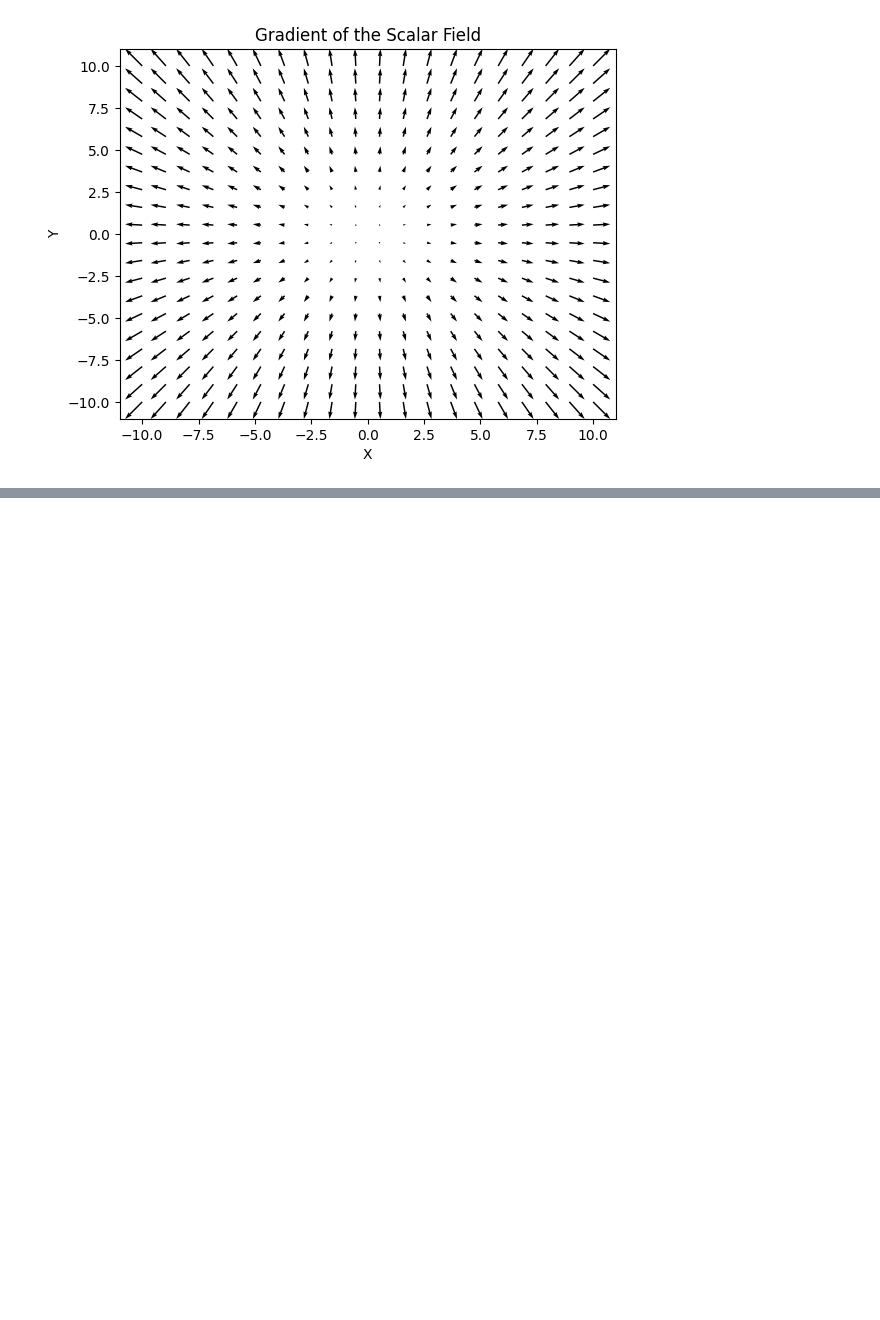
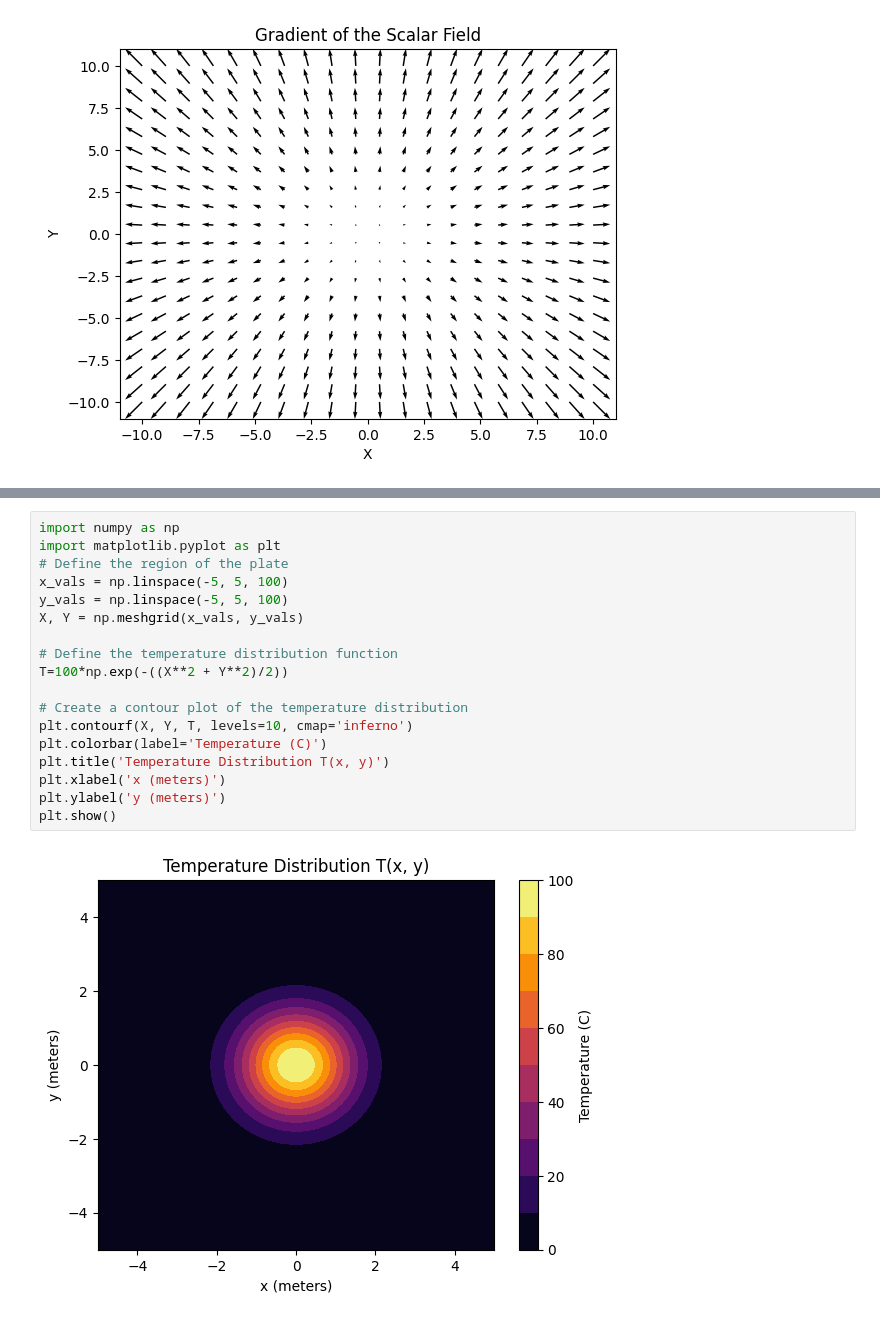
Before and after one commit to avbalwin/S2-Codebase, a Jupyter notebook: Experiment_No_3.ipynb, the cells around one changed output, grey strips where cells are left out. Saved outputs shown, nothing was run; the diff lists cells and outputs as text; blank space fills up the shorter version.

```diff
--- a/Experiment_No_3.ipynb
+++ b/Experiment_No_3.ipynb
@@ -66,0 +87,20 @@ plt.show()
+# %%
+import numpy as np
+import matplotlib.pyplot as plt
+# Define the region of the plate
+x_vals = np.linspace(-5, 5, 100)
+y_vals = np.linspace(-5, 5, 100)
+X, Y = np.meshgrid(x_vals, y_vals)
+
+# Define the temperature distribution function
+T=100*np.exp(-((X**2 + Y**2)/2))
+
+# Create a contour plot of the temperature distribution
+plt.contourf(X, Y, T, levels=10, cmap='inferno')
+plt.colorbar(label='Temperature (C)')
+plt.title('Temperature Distribution T(x, y)')
+plt.xlabel('x (meters)')
+plt.ylabel('y (meters)')
+plt.show()
+# %% [output]
+[figure, added]
```
Also changed, not shown: parts of 2 cells of this notebook.
